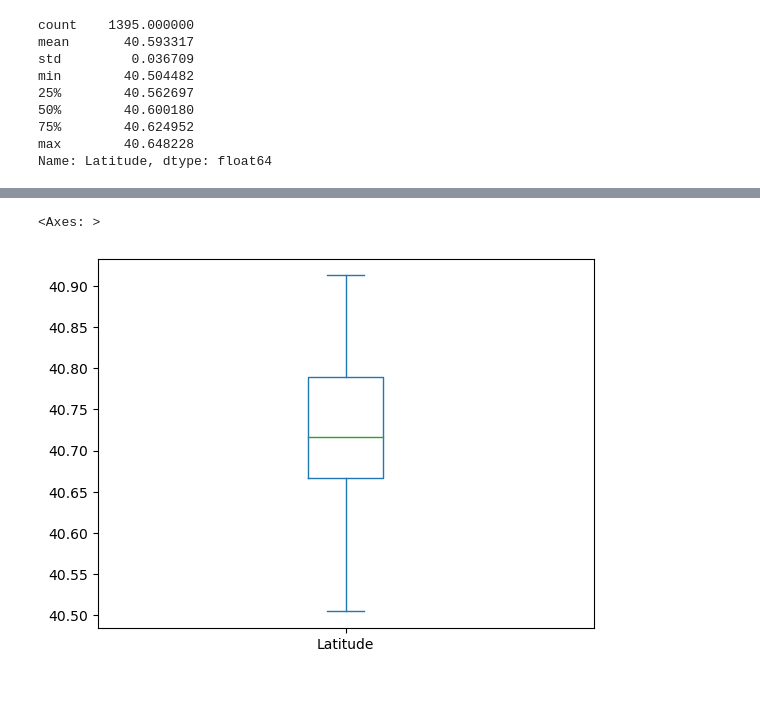
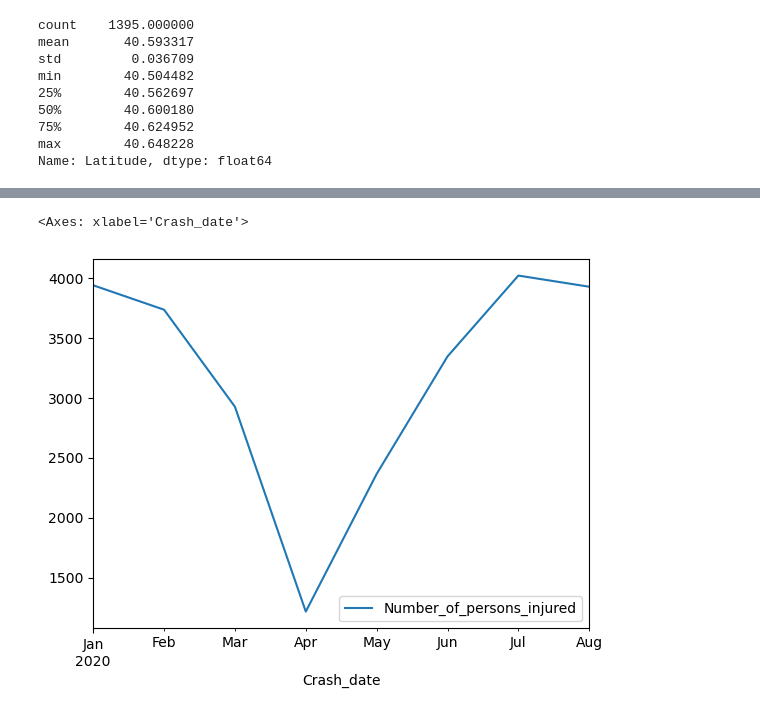
Before and after one commit to Oluwas3yifunmi/Exploring_NYC_2020_Accident_Pattern, a Jupyter notebook: accidents.ipynb, the cells around one changed output, grey strips where cells are left out. Drawn from its saved outputs; the diff is of its cells as text; code cells hidden in the pictures.

Commit message:
number of injured update

```diff
--- a/accidents.ipynb
+++ b/accidents.ipynb
@@ -299,5 +287,6 @@ dt[dt['Longitude'].isnull()]
 # %%
-dt['Latitude'].plot.box()
+bvd = dt.groupby(by = dt['Crash_date'].dt.to_period('M')).agg({'Number_of_persons_injured': 'sum'})
+bvd.plot(kind = 'line')
 # %% [output]
-<Axes: >
+<Axes: xlabel='Crash_date'>
-[figure, old version]
+[figure, new version]
```
Also changed, not shown: parts of 1 cell of this notebook.
